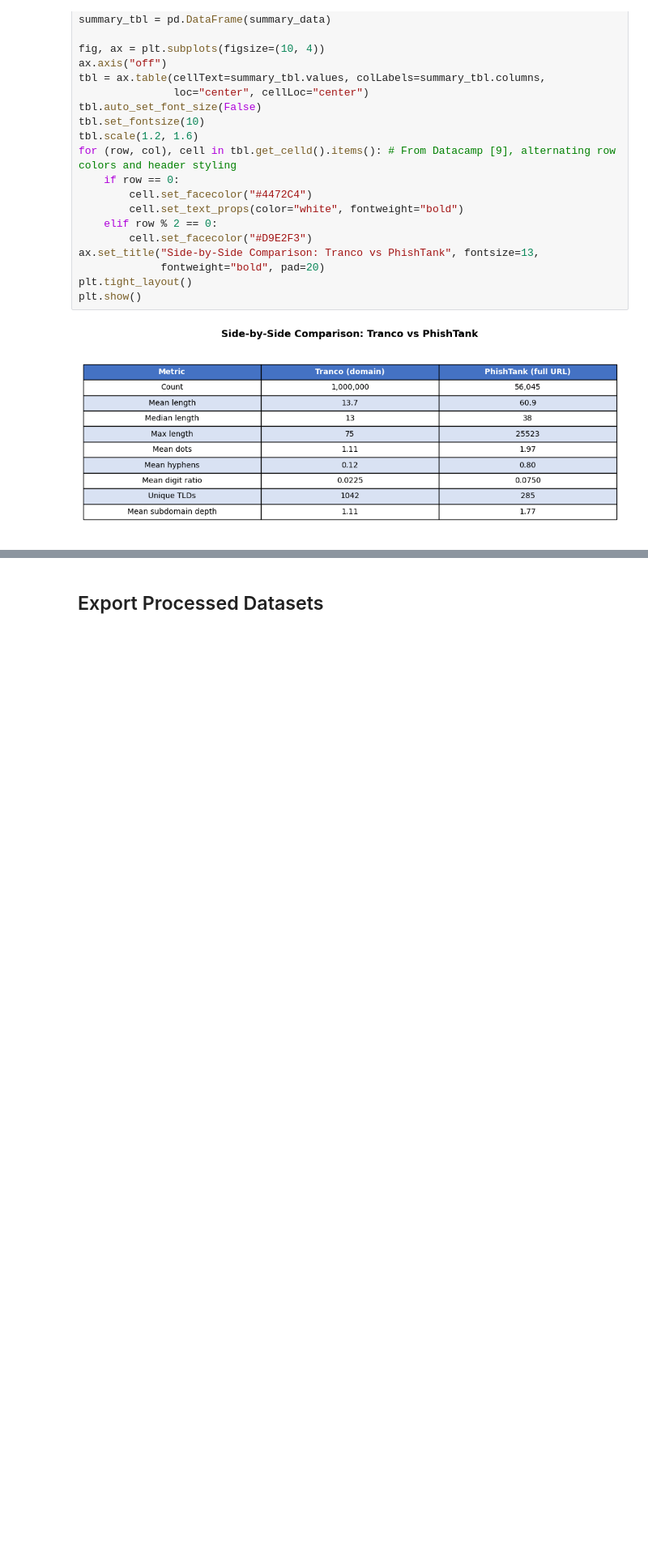
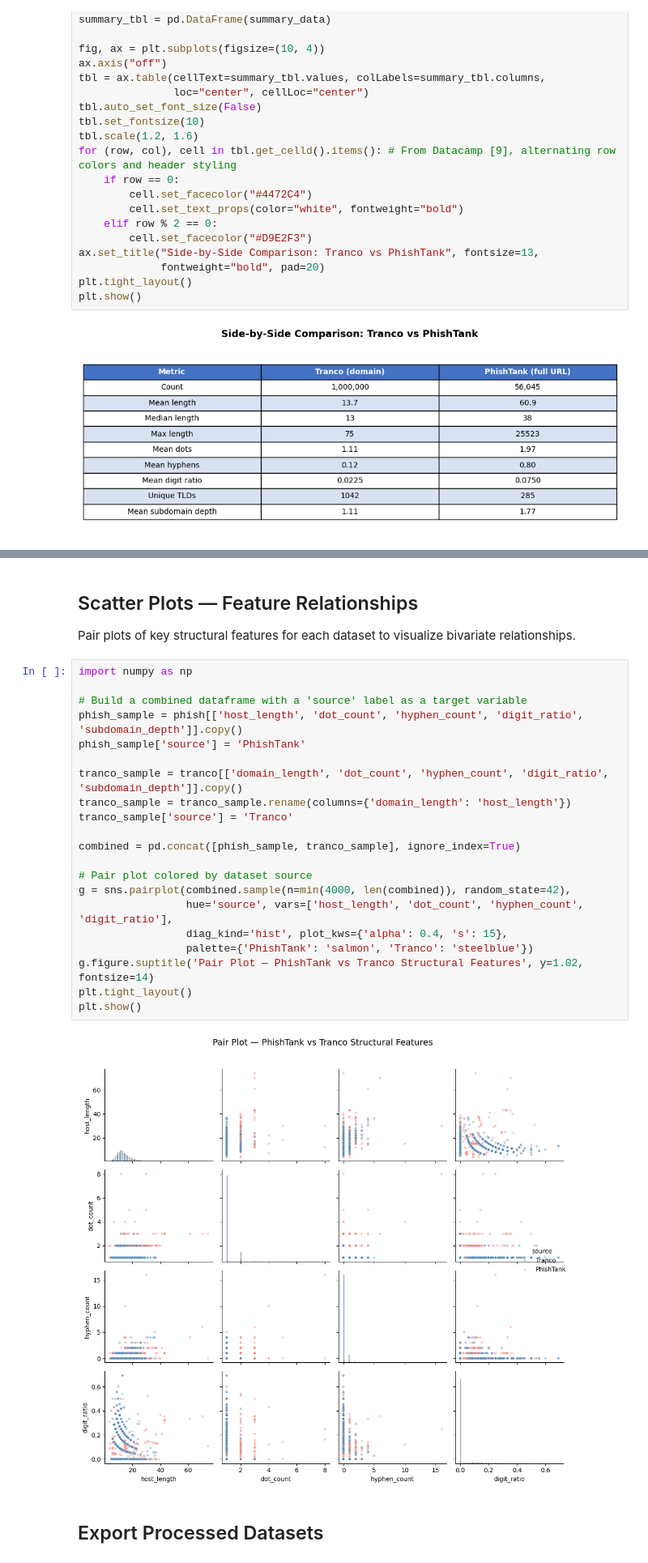
Before and after one commit to ns15468-gasou/DS_ML_Project_ColabIntegration, a Jupyter notebook: Project/notebooks/combined_eda.ipynb, the cells around one changed output, grey strips where cells are left out. Shown at 81% size. Drawn from its saved outputs; the diff is of its cells as text; blank space fills up the shorter version.

```diff
--- a/Project/notebooks/combined_eda.ipynb
+++ b/Project/notebooks/combined_eda.ipynb
@@ -503,3 +563,29 @@ plt.show()
+# %% [markdown]
+## Scatter Plots — Feature Relationships
+Pair plots of key structural features for each dataset to visualize bivariate relationships.
+# %%
+import numpy as np
+
+# Build a combined dataframe with a 'source' label as a target variable
+phish_sample = phish[['host_length', 'dot_count', 'hyphen_count', 'digit_ratio', 'subdomain_depth']].copy()
+phish_sample['source'] = 'PhishTank'
+
+tranco_sample = tranco[['domain_length', 'dot_count', 'hyphen_count', 'digit_ratio', 'subdomain_depth']].copy()
+tranco_sample = tranco_sample.rename(columns={'domain_length': 'host_length'})
+tranco_sample['source'] = 'Tranco'
+
+combined = pd.concat([phish_sample, tranco_sample], ignore_index=True)
+
+# Pair plot colored by dataset source
+g = sns.pairplot(combined.sample(n=min(4000, len(combined)), random_state=42),
+                 hue='source', vars=['host_length', 'dot_count', 'hyphen_count', 'digit_ratio'],
+                 diag_kind='hist', plot_kws={'alpha': 0.4, 's': 15},
+                 palette={'PhishTank': 'salmon', 'Tranco': 'steelblue'})
+g.figure.suptitle('Pair Plot — PhishTank vs Tranco Structural Features', y=1.02, fontsize=14)
+plt.tight_layout()
+plt.show()
+# %% [output]
+[figure, added]
 # %% [markdown]
 ## Export Processed Datasets
 # %%
```
Also changed, not shown: parts of 6 cells of this notebook.
